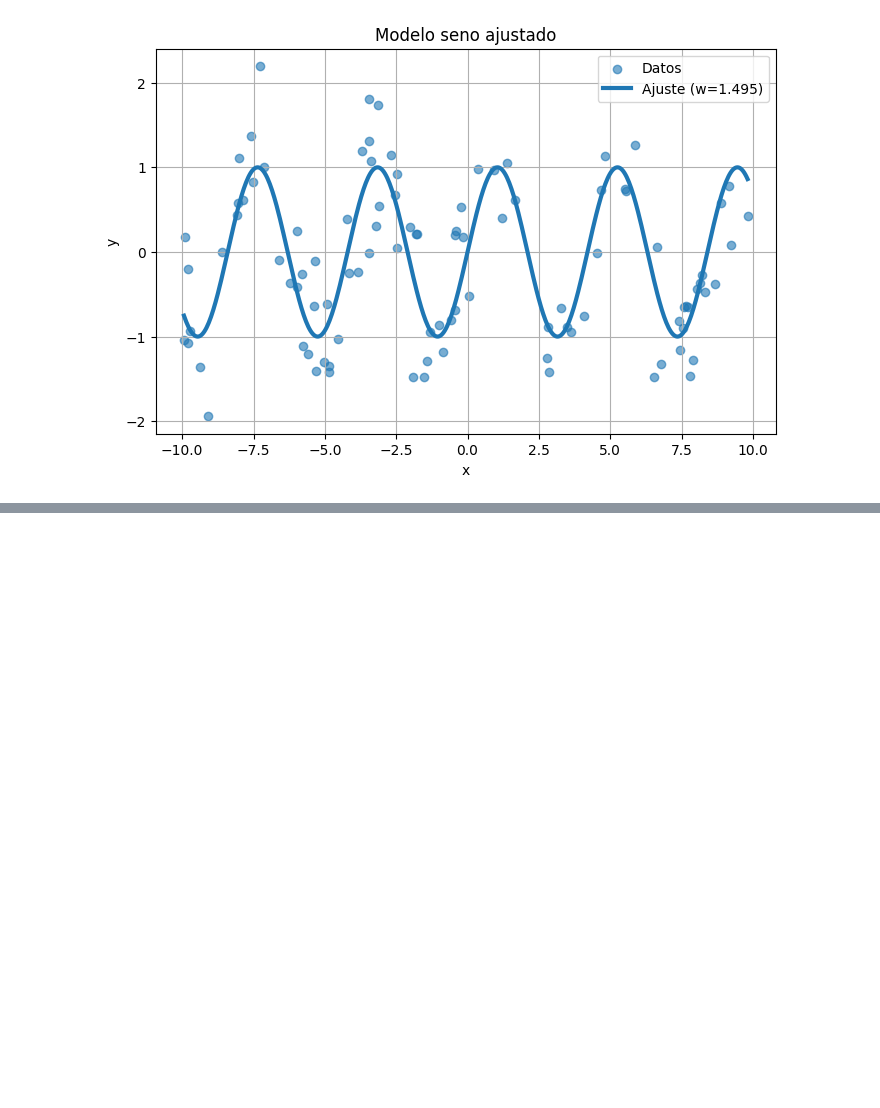
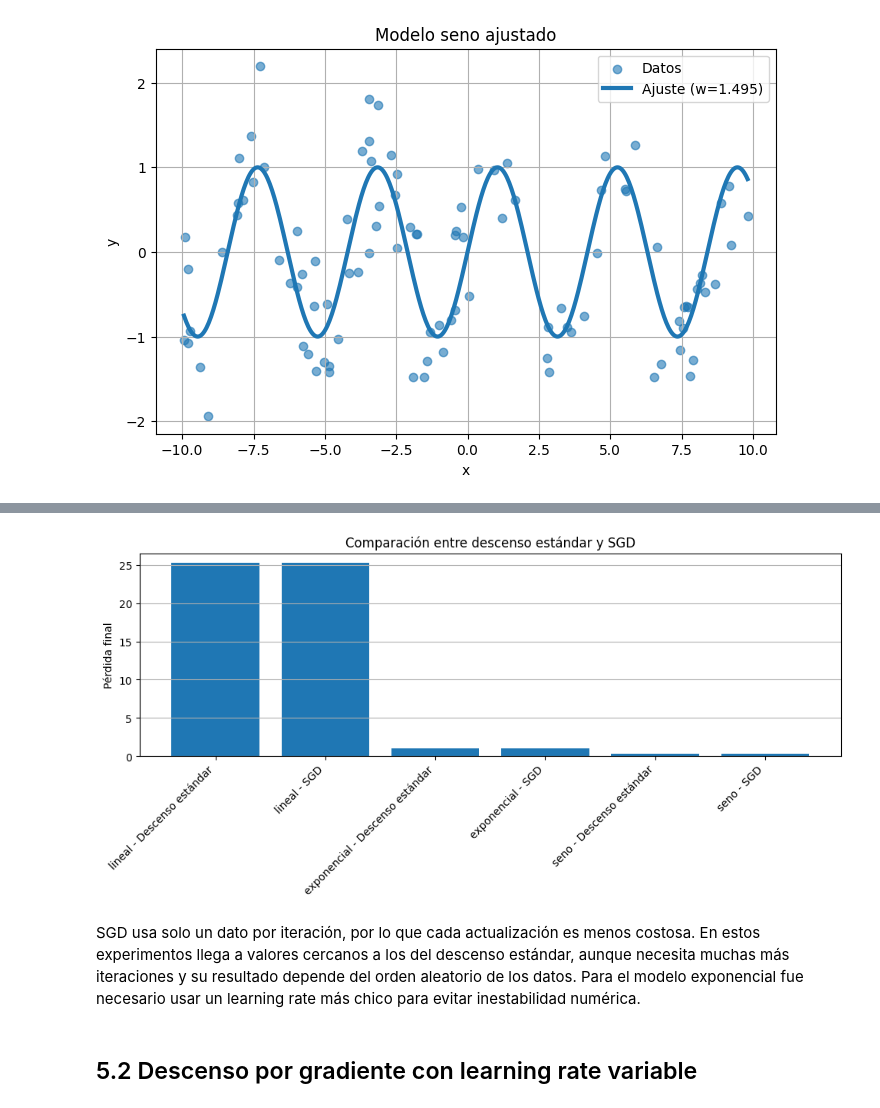
Before and after one commit to ClaraPlateiro/Optimizacion-Numerica-en-una-dimension, a Jupyter notebook: project.ipynb, the cells around one changed output, grey strips where cells are left out. Cells and saved outputs as stored; diff of their text form; code cells hidden in the pictures; blank space fills up the shorter version.

```diff
--- a/project.ipynb
+++ b/project.ipynb
@@ -399,0 +775,18 @@ plt.show()
+# %%
+# Comparación de pérdidas finales
+labels = df_sgd["modelo"] + " - " + df_sgd["metodo"]
+
+plt.figure(figsize=(10, 5))
+plt.bar(labels, df_sgd["perdida_final"])
+plt.ylabel("Pérdida final")
+plt.title("Comparación entre descenso estándar y SGD")
+plt.xticks(rotation=45, ha="right")
+plt.grid(True, axis="y")
+plt.tight_layout()
+plt.show()
+# %% [output]
+[figure, added]
+# %% [markdown]
+SGD usa solo un dato por iteración, por lo que cada actualización es menos costosa. En estos experimentos llega a valores cercanos a los del descenso estándar, aunque necesita muchas más iteraciones y su resultado depende del orden aleatorio de los datos. Para el modelo exponencial fue necesario usar un learning rate más chico para evitar inestabilidad numérica.
+# %% [markdown]
+## 5.2 Descenso por gradiente con learning rate variable
```
Also changed, not shown: parts of 24 cells of this notebook.
